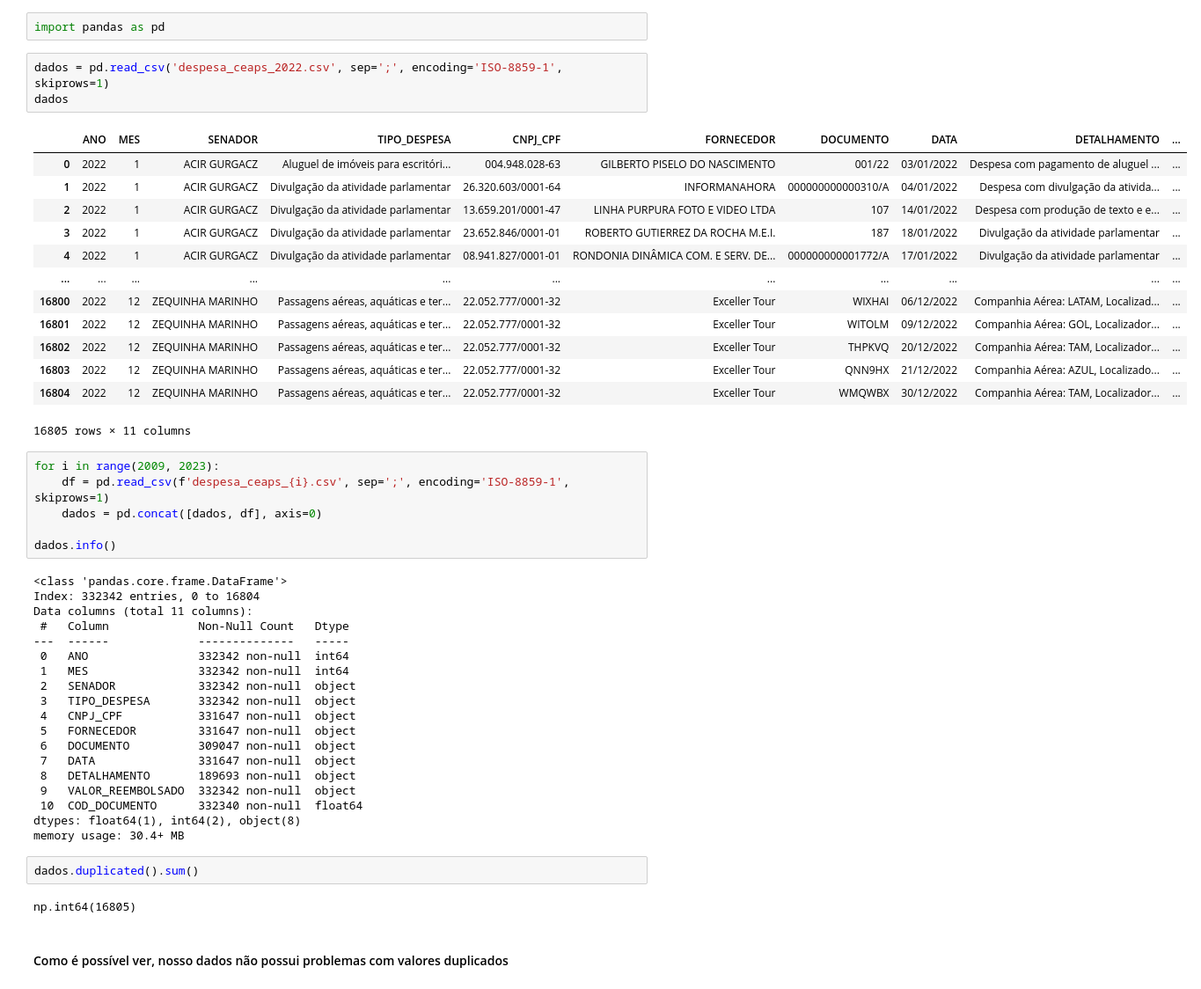
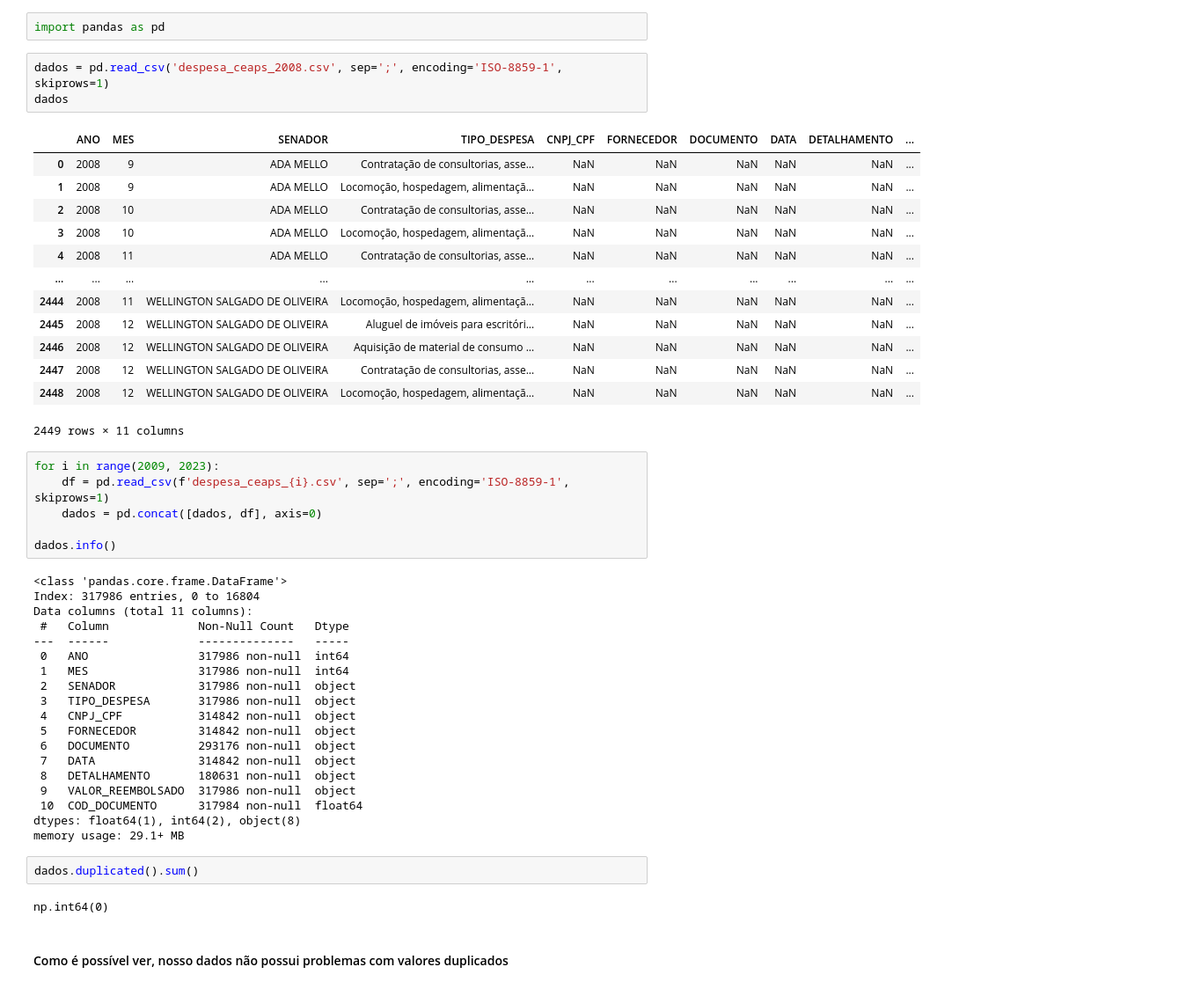
Before and after one commit to LuizHB23/7DaysOfCode-Ciencia-de-Dados, a Jupyter notebook: main.ipynb, the cells around one changed output. Shown at 88% size. Drawn from its saved outputs; the diff is of its cells as text.

```diff
--- a/main.ipynb
+++ b/main.ipynb
@@ -11,22 +11,22 @@ Uma das primeiras coisas que faremos é identificar tais inconsistências, como
 # %%
 import pandas as pd
 # %%
-dados = pd.read_csv('despesa_ceaps_2022.csv', sep=';', encoding='ISO-8859-1', skiprows=1)
+dados = pd.read_csv('despesa_ceaps_2008.csv', sep=';', encoding='ISO-8859-1', skiprows=1)
 dados
 # %% [output]
 |  | ANO | MES | SENADOR | TIPO_DESPESA | CNPJ_CPF | FORNECEDOR | DOCUMENTO | DATA | DETALHAMENTO | ... |
-| 0 | 2022 | 1 | ACIR GURGACZ | Aluguel de imóveis para escritóri... | 004.948.028-63 | GILBERTO PISELO DO NASCIMENTO | 001/22 | 03/01/2022 | Despesa com pagamento de aluguel ... | ... |
-| 1 | 2022 | 1 | ACIR GURGACZ | Divulgação da atividade parlamentar | 26.320.603/0001-64 | INFORMANAHORA | 000000000000310/A | 04/01/2022 | Despesa com divulgação da ativida... | ... |
-| 2 | 2022 | 1 | ACIR GURGACZ | Divulgação da atividade parlamentar | 13.659.201/0001-47 | LINHA PURPURA FOTO E VIDEO LTDA | 107 | 14/01/2022 | Despesa com produção de texto e e... | ... |
-| 3 | 2022 | 1 | ACIR GURGACZ | Divulgação da atividade parlamentar | 23.652.846/0001-01 | ROBERTO GUTIERREZ DA ROCHA M.E.I. | 187 | 18/01/2022 | Divulgação da atividade parlamentar | ... |
-| 4 | 2022 | 1 | ACIR GURGACZ | Divulgação da atividade parlamentar | 08.941.827/0001-01 | RONDONIA DINÂMICA COM. E SERV. DE... | 000000000001772/A | 17/01/2022 | Divulgação da atividade parlamentar | ... |
+| 0 | 2008 | 9 | ADA MELLO | Contratação de consultorias, asse... | NaN | NaN | NaN | NaN | NaN | ... |
+| 1 | 2008 | 9 | ADA MELLO | Locomoção, hospedagem, alimentaçã... | NaN | NaN | NaN | NaN | NaN | ... |
+| 2 | 2008 | 10 | ADA MELLO | Contratação de consultorias, asse... | NaN | NaN | NaN | NaN | NaN | ... |
+| 3 | 2008 | 10 | ADA MELLO | Locomoção, hospedagem, alimentaçã... | NaN | NaN | NaN | NaN | NaN | ... |
+| 4 | 2008 | 11 | ADA MELLO | Contratação de consultorias, asse... | NaN | NaN | NaN | NaN | NaN | ... |
 | ... | ... | ... | ... | ... | ... | ... | ... | ... | ... | ... |
-| 16800 | 2022 | 12 | ZEQUINHA MARINHO | Passagens aéreas, aquáticas e ter... | 22.052.777/0001-32 | Exceller Tour | WIXHAI | 06/12/2022 | Companhia Aérea: LATAM, Localizad... | ... |
-| 16801 | 2022 | 12 | ZEQUINHA MARINHO | Passagens aéreas, aquáticas e ter... | 22.052.777/0001-32 | Exceller Tour | WITOLM | 09/12/2022 | Companhia Aérea: GOL, Localizador... | ... |
-| 16802 | 2022 | 12 | ZEQUINHA MARINHO | Passagens aéreas, aquáticas e ter... | 22.052.777/0001-32 | Exceller Tour | THPKVQ | 20/12/2022 | Companhia Aérea: TAM, Localizador... | ... |
-| 16803 | 2022 | 12 | ZEQUINHA MARINHO | Passagens aéreas, aquáticas e ter... | 22.052.777/0001-32 | Exceller Tour | QNN9HX | 21/12/2022 | Companhia Aérea: AZUL, Localizado... | ... |
-| 16804 | 2022 | 12 | ZEQUINHA MARINHO | Passagens aéreas, aquáticas e ter... | 22.052.777/0001-32 | Exceller Tour | WMQWBX | 30/12/2022 | Companhia Aérea: TAM, Localizador... | ... |
+| 2444 | 2008 | 11 | WELLINGTON SALGADO DE OLIVEIRA | Locomoção, hospedagem, alimentaçã... | NaN | NaN | NaN | NaN | NaN | ... |
+| 2445 | 2008 | 12 | WELLINGTON SALGADO DE OLIVEIRA | Aluguel de imóveis para escritóri... | NaN | NaN | NaN | NaN | NaN | ... |
+| 2446 | 2008 | 12 | WELLINGTON SALGADO DE OLIVEIRA | Aquisição de material de consumo ... | NaN | NaN | NaN | NaN | NaN | ... |
+| 2447 | 2008 | 12 | WELLINGTON SALGADO DE OLIVEIRA | Contratação de consultorias, asse... | NaN | NaN | NaN | NaN | NaN | ... |
+| 2448 | 2008 | 12 | WELLINGTON SALGADO DE OLIVEIRA | Locomoção, hospedagem, alimentaçã... | NaN | NaN | NaN | NaN | NaN | ... |
-16805 rows × 11 columns
+2449 rows × 11 columns
 # %%
 for i in range(2009, 2023):
     df = pd.read_csv(f'despesa_ceaps_{i}.csv', sep=';', encoding='ISO-8859-1', skiprows=1)
@@ -35,27 +35,27 @@ for i in range(2009, 2023):
 dados.info()
 # %% [output]
 <class 'pandas.core.frame.DataFrame'>
-Index: 332342 entries, 0 to 16804
+Index: 317986 entries, 0 to 16804
 Data columns (total 11 columns):
  #   Column             Non-Null Count   Dtype
 ---  ------             --------------   -----
- 0   ANO                332342 non-null  int64
- 1   MES                332342 non-null  int64
- 2   SENADOR            332342 non-null  object
- 3   TIPO_DESPESA       332342 non-null  object
- 4   CNPJ_CPF           331647 non-null  object
- 5   FORNECEDOR         331647 non-null  object
- 6   DOCUMENTO          309047 non-null  object
- 7   DATA               331647 non-null  object
- 8   DETALHAMENTO       189693 non-null  object
- 9   VALOR_REEMBOLSADO  332342 non-null  object
- 10  COD_DOCUMENTO      332340 non-null  float64
+ 0   ANO                317986 non-null  int64
+ 1   MES                317986 non-null  int64
+ 2   SENADOR            317986 non-null  object
+ 3   TIPO_DESPESA       317986 non-null  object
+ 4   CNPJ_CPF           314842 non-null  object
+ 5   FORNECEDOR         314842 non-null  object
+ 6   DOCUMENTO          293176 non-null  object
+ 7   DATA               314842 non-null  object
+ 8   DETALHAMENTO       180631 non-null  object
+ 9   VALOR_REEMBOLSADO  317986 non-null  object
+ 10  COD_DOCUMENTO      317984 non-null  float64
 dtypes: float64(1), int64(2), object(8)
-memory usage: 30.4+ MB
+memory usage: 29.1+ MB
 # %%
 dados.duplicated().sum()
 # %% [output]
-np.int64(16805)
+np.int64(0)
 # %% [markdown]
 #### Como é possível ver, nosso dados não possui problemas com valores duplicados
 # %%
```
Also changed, not shown: parts of 21 cells of this notebook.
